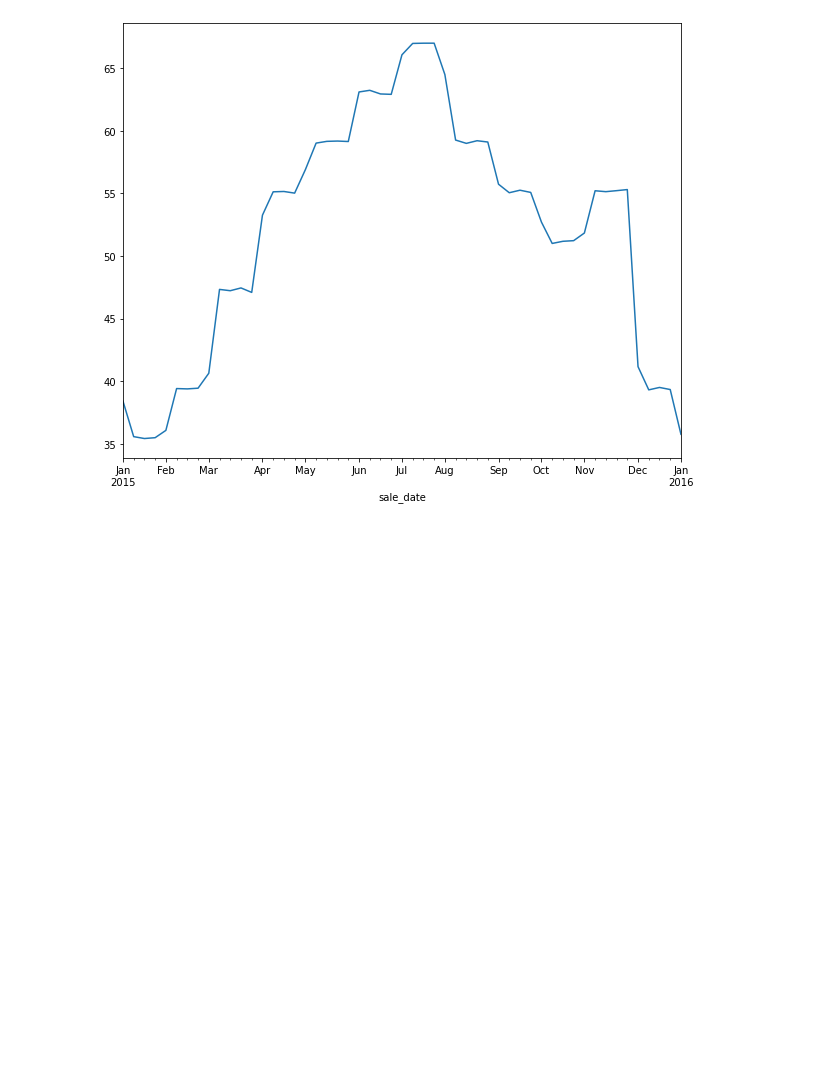
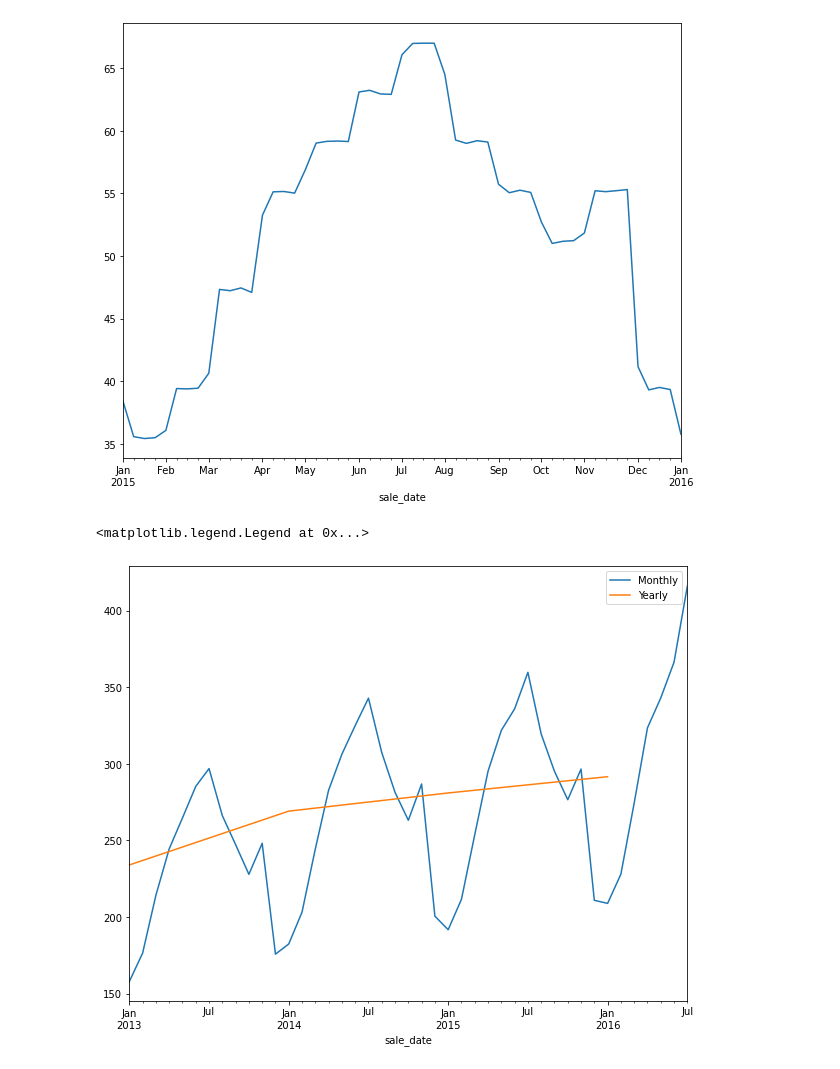
Before and after one commit to brandonjbryant/time-series-exercises, a Jupyter notebook: explore.ipynb, the cells around one changed output. Cells and saved outputs as stored; diff of their text form; code cells hidden in the pictures; blank space fills up the shorter version.

```diff
--- a/explore.ipynb
+++ b/explore.ipynb
@@ -77,3 +89,7 @@ train[['total_price']].hist()
 # %% [output]
 array([[<AxesSubplot:title={'center':'total_price'}>]], dtype=object)
 [figure]
+# %%
+
+train['month'] = train.index.month
+train.head()
@@ -155,3 +179,10 @@ train[train.year==2015].sale_amount.resample('W').mean().plot()
 # %% [output]
 <AxesSubplot:xlabel='sale_date'>
 [figure]
+# %%
+y.resample('M').mean().total_price.plot(label = 'Monthly')
+y.resample('Y').mean().total_price.plot(label = 'Yearly')
+plt.legend()
+# %% [output]
+<matplotlib.legend.Legend at 0x...>
+[figure, added]
```
Also changed, not shown: parts of 27 cells of this notebook.
